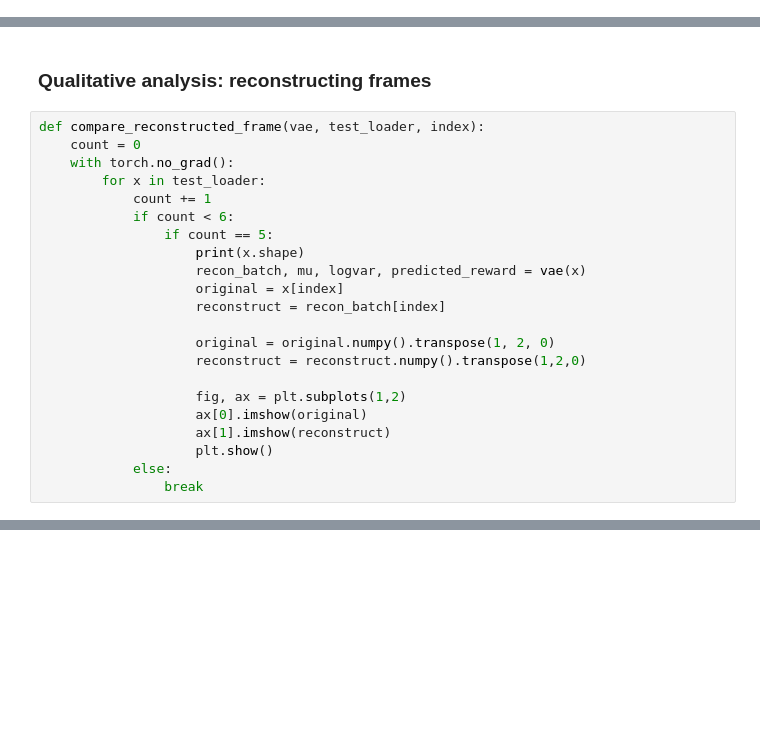
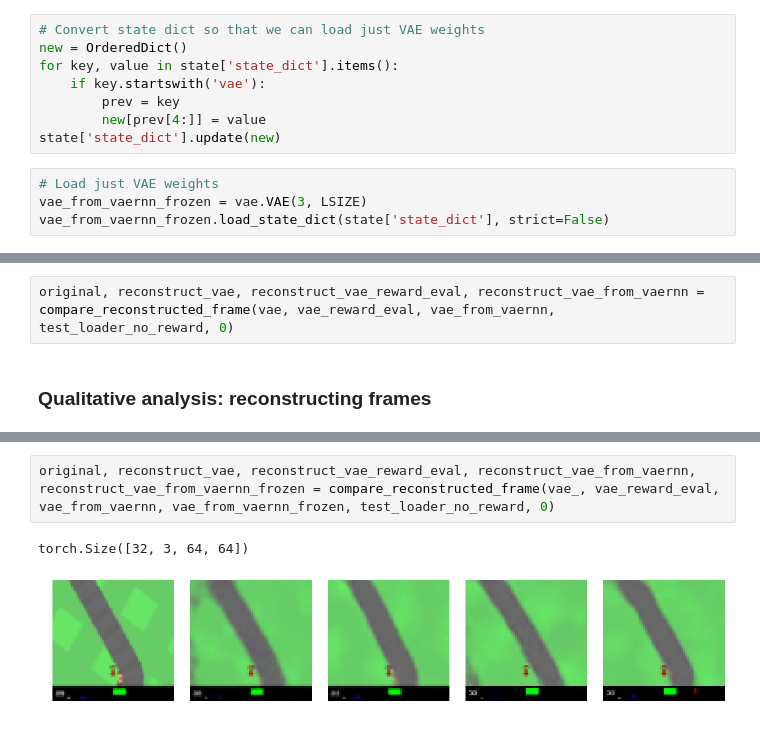
Before and after one commit to megsano/goal_driven_world_models, a Jupyter notebook: testvae.ipynb, the cells around one changed output, grey strips where cells are left out. Cells and saved outputs as stored; diff of their text form; blank space fills up the shorter version.

```diff
--- a/testvae.ipynb
+++ b/testvae.ipynb
@@ -103,0 +142,12 @@ IncompatibleKeys(missing_keys=[], unexpected_keys=[])
+# %%
+# Convert state dict so that we can load just VAE weights
+new = OrderedDict()
+for key, value in state['state_dict'].items():
+    if key.startswith('vae'):
+        prev = key
+        new[prev[4:]] = value
+state['state_dict'].update(new)
+# %%
+# Load just VAE weights
+vae_from_vaernn_frozen = vae.VAE(3, LSIZE)
+vae_from_vaernn_frozen.load_state_dict(state['state_dict'], strict=False)
@@ -134,24 +640,4 @@ vgg_reconstruct_loss = vgg.test()
+# %%
+original, reconstruct_vae, reconstruct_vae_reward_eval, reconstruct_vae_from_vaernn = compare_reconstructed_frame(vae, vae_reward_eval, vae_from_vaernn, test_loader_no_reward, 0)
 # %% [markdown]
 ### Qualitative analysis: reconstructing frames
-# %%
-def compare_reconstructed_frame(vae, test_loader, index):
-    count = 0
-    with torch.no_grad():
-        for x in test_loader:
-            count += 1
-            if count < 6:
-                if count == 5:
-                    print(x.shape)
-                    recon_batch, mu, logvar, predicted_reward = vae(x)
-                    original = x[index]
-                    reconstruct = recon_batch[index]
-
-                    original = original.numpy().transpose(1, 2, 0)
-                    reconstruct = reconstruct.numpy().transpose(1,2,0)
-
-                    fig, ax = plt.subplots(1,2)
-                    ax[0].imshow(original)
-                    ax[1].imshow(reconstruct)
-                    plt.show()
-            else:
-                break
@@ -176,0 +688,5 @@ torch.Size([32, 3, 64, 64])
+# %%
+original, reconstruct_vae, reconstruct_vae_reward_eval, reconstruct_vae_from_vaernn, reconstruct_vae_from_vaernn_frozen = compare_reconstructed_frame(vae_, vae_reward_eval, vae_from_vaernn, vae_from_vaernn_frozen, test_loader_no_reward, 0)
+# %% [output]
+torch.Size([32, 3, 64, 64])
+[figure, added]
```
Also changed, not shown: parts of 134 cells of this notebook.
